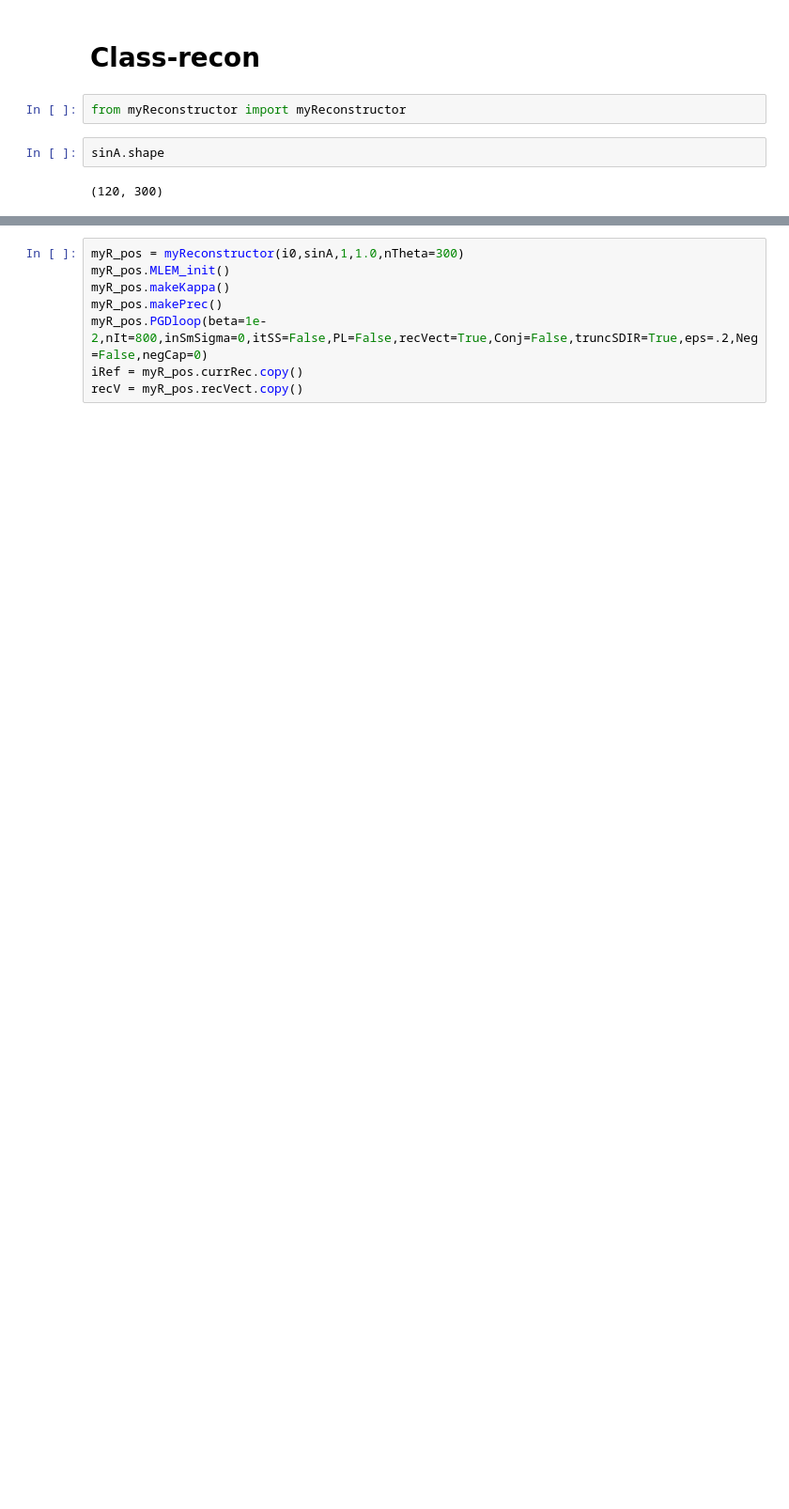
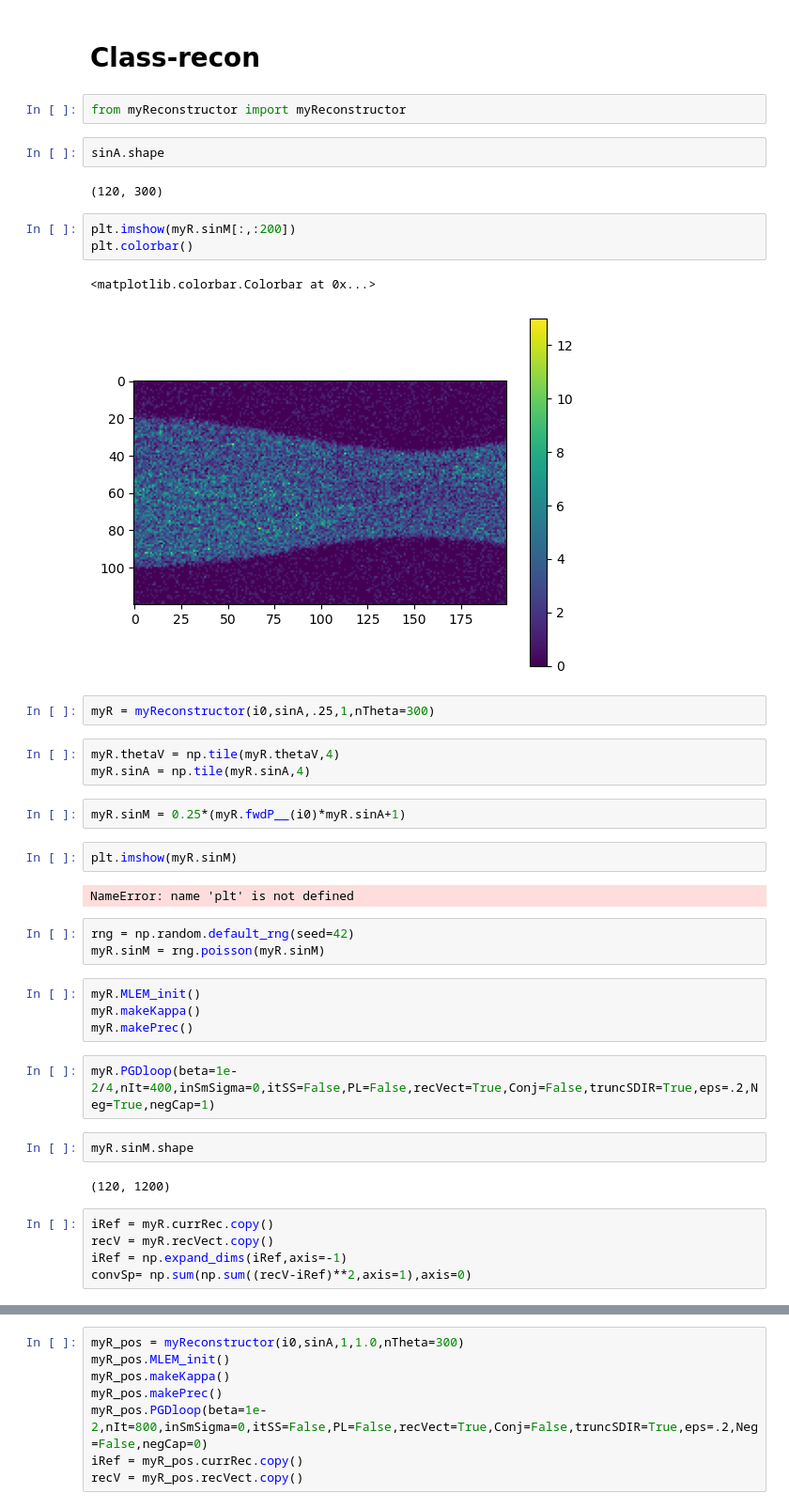
Before and after one commit to SyneRBI/PETRIC-Tomo-Unimib, a Jupyter notebook: conv_speed_2D.ipynb, the cells around one changed output, grey strips where cells are left out. Shown at 94% size. Saved outputs shown, nothing was run; the diff lists cells and outputs as text; blank space fills up the shorter version.

```diff
--- a/conv_speed_2D.ipynb
+++ b/conv_speed_2D.ipynb
@@ -66,3 +58,38 @@ from myReconstructor import myReconstructor
 sinA.shape
 # %% [output]
 (120, 300)
+# %%
+plt.imshow(myR.sinM[:,:200])
+plt.colorbar()
+# %% [output]
+<matplotlib.colorbar.Colorbar at 0x...>
+[figure, added]
+# %%
+myR = myReconstructor(i0,sinA,.25,1,nTheta=300)
+# %%
+myR.thetaV = np.tile(myR.thetaV,4)
+myR.sinA = np.tile(myR.sinA,4)
+# %%
+myR.sinM = 0.25*(myR.fwdP__(i0)*myR.sinA+1)
+# %%
+plt.imshow(myR.sinM)
+# %% [output]
+NameError: name 'plt' is not defined
+# %%
+rng = np.random.default_rng(seed=42)
+myR.sinM = rng.poisson(myR.sinM)
+# %%
+myR.MLEM_init()
+myR.makeKappa()
+myR.makePrec()
+# %%
+myR.PGDloop(beta=1e-2/4,nIt=400,inSmSigma=0,itSS=False,PL=False,recVect=True,Conj=False,truncSDIR=True,eps=.2,Neg=True,negCap=1)
+# %%
+myR.sinM.shape
+# %% [output]
+(120, 1200)
+# %%
+iRef = myR.currRec.copy()
+recV = myR.recVect.copy()
+iRef = np.expand_dims(iRef,axis=-1)
+convSp= np.sum(np.sum((recV-iRef)**2,axis=1),axis=0)
```
Also changed, not shown: parts of 19 cells of this notebook, 3 other files.
